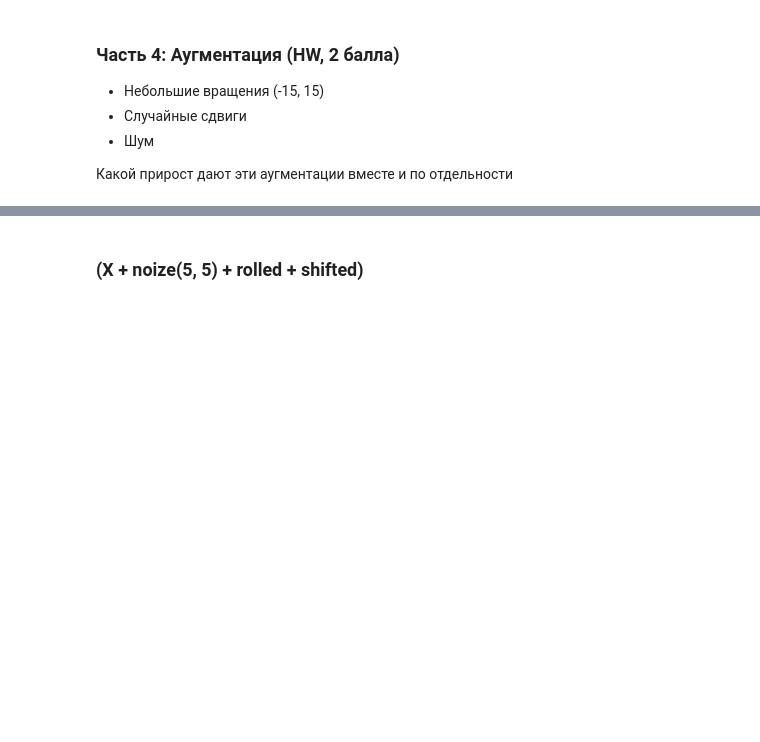
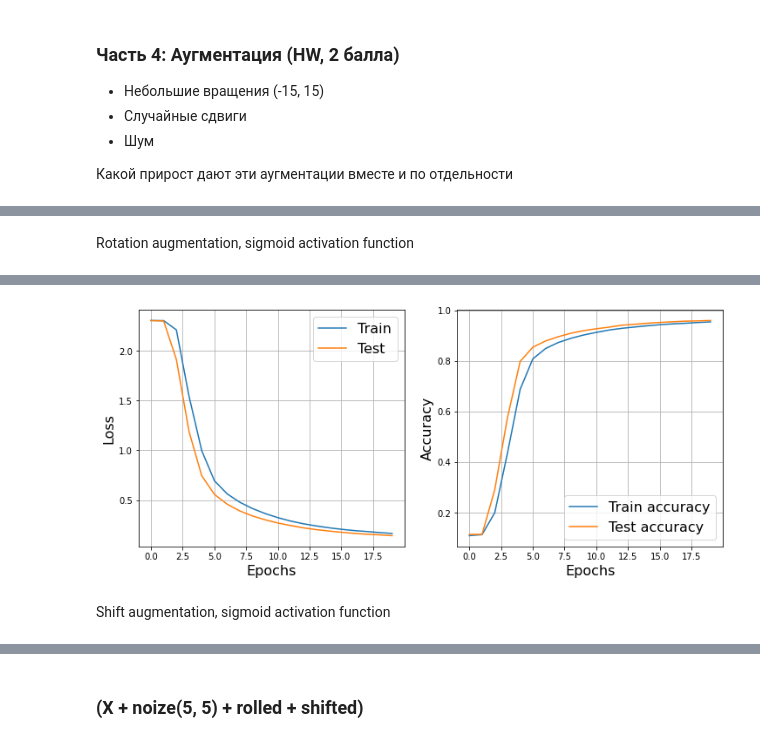
Before and after one commit to SmirnovMihail/msu_nn_autumn_2020, a Jupyter notebook: Hw2_MNIST_recognition/Practice task 2, Back propagation for MNIST, Смирнов Михаил BD21.ipynb, the cells around one changed output, grey strips where cells are left out. Cells and saved outputs as stored; diff of their text form; code cells hidden in the pictures; blank space fills up the shorter version.

```diff
--- a/Hw2_MNIST_recognition/Practice task 2, Back propagation for MNIST, Смирнов Михаил BD21.ipynb
+++ b/Hw2_MNIST_recognition/Practice task 2, Back propagation for MNIST, Смирнов Михаил BD21.ipynb
@@ -485,0 +376,9 @@ Epoch 19... (Train/Test) NLL: 0.030/0.072       Accuracy: 0.994/0.978
+# %% [markdown]
+Rotation augmentation, sigmoid activation function
+# %%
+network = NeuralNetwork([Linear(784, 100), Sigmoid(),
+               Linear(100, 100), Sigmoid(),
+               Linear(100, 10)])
+loss = NLLLoss()
+tr_s_rot, ts_s_rot, tr_ac_s_rot, ts_ac_s_rot = train(network, 20, 0.01, plot=True, verbose=True)
+# %% [output]
@@ -485,0 +386,3 @@ Epoch 19... (Train/Test) NLL: 0.030/0.072       Accuracy: 0.994/0.978
+[figure, added]
+# %% [markdown]
+Shift augmentation, sigmoid activation function
```
Also changed, not shown: parts of 74 cells of this notebook, 1 other file.
